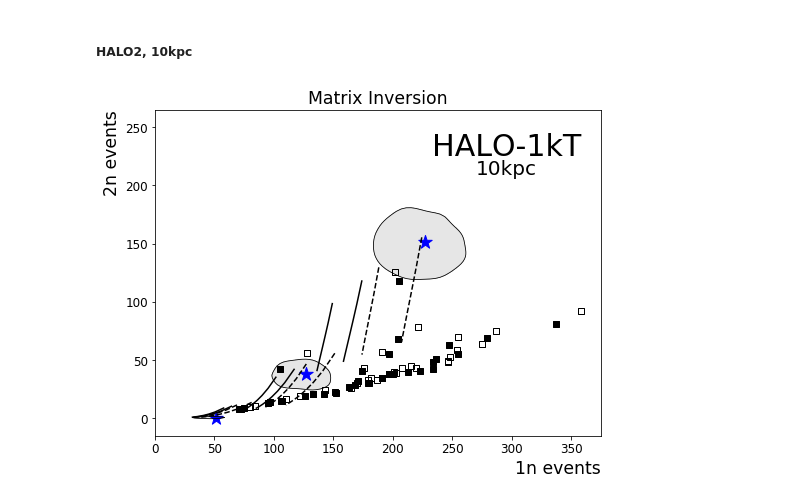
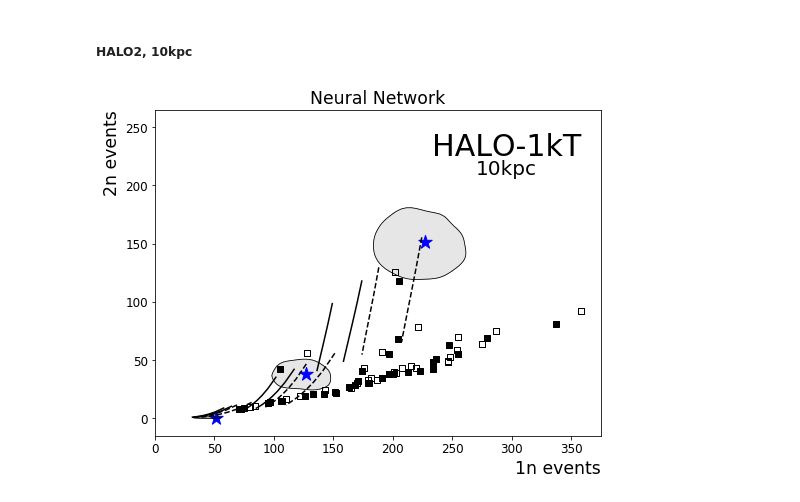
Before and after one commit to jfcrenshaw/halo, a Jupyter notebook: unfolding_plots.ipynb, the cells around one changed output. Drawn from its saved outputs; the diff is of its cells as text; code cells hidden in the pictures.

```diff
--- a/unfolding_plots.ipynb
+++ b/unfolding_plots.ipynb
@@ -397,29 +588,29 @@ xN3_3,yN3_3,zN3_3,cutN3_3 = density_cut(h2_10kpc_51v0_1n,h2_10kpc_51v0_2n,xmin,x
 # %%
 # Figure for HALO 2, 10kpc, 227v151 127vs38 51v0
 figN3,axN3 = plt.subplots(1,1,figsize=figsize)
 
 contours(xN3_1,yN3_1,zN3_1,cutN3_1,axN3)
 contours(xN3_2,yN3_2,zN3_2,cutN3_2,axN3)
 contours(xN3_3,yN3_3,zN3_3,cutN3_3,axN3)
 
 other_sn_models(axN3,2,10,False)
 snowglobes_curves(axN3,2,10,False)
 
 # Truth values
 Truth = [[227,127,51],[151,38,0]]
 axN3.scatter(Truth[0],Truth[1],color='b',marker='*',s=truth_size)
 
 # Title
-axN3.set_title('Matrix Inversion')
+axN3.set_title('Neural Network')
 axN3.text(0.62,0.86,'HALO-1kT',fontsize=exp_size,transform=axN3.transAxes)
 axN3.text(0.72,0.80,'10kpc',fontsize=dist_size,transform=axN3.transAxes)
 
 
 axN3.set_xlim(0,375)
 axN3.set_ylim(-15,265)
 
 pylab.savefig('./figures/NN_unfolding_halo2_10kpc.png')
 
 plt.show()
 # %% [output]
-[figure, old version]
+[figure, new version]
```
Also changed, not shown: parts of 19 cells of this notebook, 13 other files.
